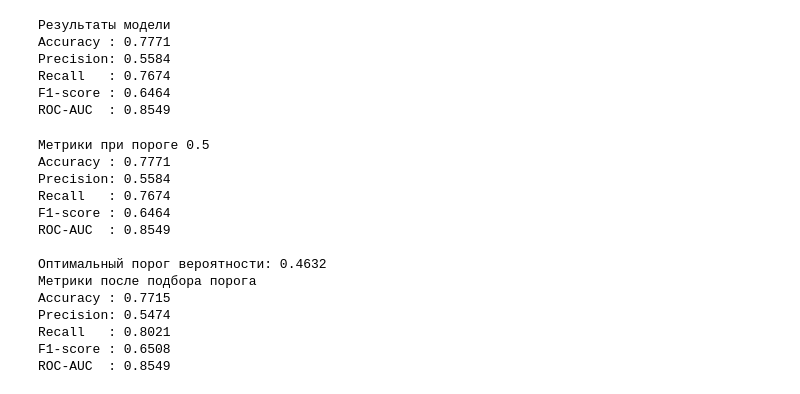
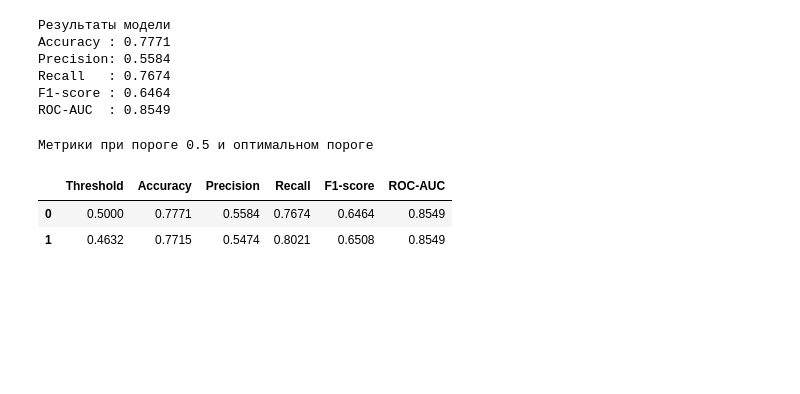
Before and after one commit to temakiselevv/telco-churn-project, a Jupyter notebook: notebooks/04_churn_modeling.ipynb, the cells around one changed output. Cells and saved outputs as stored; diff of their text form; code cells hidden in the pictures; blank space fills up the shorter version.

```diff
--- a/notebooks/04_churn_modeling.ipynb
+++ b/notebooks/04_churn_modeling.ipynb
@@ -179,17 +186,22 @@ F1-score : 0.6464
 ROC-AUC  : 0.8549
 # %%
 # Model Evaluation + Threshold Tuning
+
+modeling_figs = {}
+modeling_tables = {}
 
 y_pred_proba = final_model.predict_proba(X_test)[:, 1]
 y_pred_default = final_model.predict(X_test)
 
 # Метрики при стандартном пороге 0.5
-print("Метрики при пороге 0.5")
-print(f"Accuracy : {accuracy_score(y_test, y_pred_default):.4f}")
-print(f"Precision: {precision_score(y_test, y_pred_default):.4f}")
-print(f"Recall   : {recall_score(y_test, y_pred_default):.4f}")
-print(f"F1-score : {f1_score(y_test, y_pred_default):.4f}")
-print(f"ROC-AUC  : {roc_auc_score(y_test, y_pred_proba):.4f}\n")
+metrics_df = pd.DataFrame([{
+    'Threshold': 0.5,
+    'Accuracy': round(accuracy_score(y_test, y_pred_default), 4),
+    'Precision': round(precision_score(y_test, y_pred_default), 4),
+    'Recall': round(recall_score(y_test, y_pred_default), 4),
+    'F1-score': round(f1_score(y_test, y_pred_default), 4),
+    'ROC-AUC': round(roc_auc_score(y_test, y_pred_proba), 4)
+}])
 
 # Подбор оптимального порога по F1-score
 precisions, recalls, thresholds = precision_recall_curve(y_test, y_pred_proba)
@@ -199,54 +211,60 @@ optimal_threshold = thresholds[optimal_idx]
 
 y_pred_opt = (y_pred_proba >= optimal_threshold).astype(int)
 
-print(f"Оптимальный порог вероятности: {optimal_threshold:.4f}")
-print("Метрики после подбора порога")
-print(f"Accuracy : {accuracy_score(y_test, y_pred_opt):.4f}")
-print(f"Precision: {precision_score(y_test, y_pred_opt):.4f}")
-print(f"Recall   : {recall_score(y_test, y_pred_opt):.4f}")
-print(f"F1-score : {f1_score(y_test, y_pred_opt):.4f}")
-print(f"ROC-AUC  : {roc_auc_score(y_test, y_pred_proba):.4f}")
+opt_metrics_df = pd.DataFrame([{
+    'Threshold': round(optimal_threshold, 4),
+    'Accuracy': round(accuracy_score(y_test, y_pred_opt), 4),
+    'Precision': round(precision_score(y_test, y_pred_opt), 4),
+    'Recall': round(recall_score(y_test, y_pred_opt), 4),
+    'F1-score': round(f1_score(y_test, y_pred_opt), 4),
+    'ROC-AUC': round(roc_auc_score(y_test, y_pred_proba), 4)
+}])
+
+metrics_df = (pd.concat([metrics_df, opt_metrics_df], ignore_index=True).style
+              .format({
+                  'Threshold': '{:.4f}',
+                  'Accuracy': '{:.4f}',
+                  'Precision': '{:.4f}',
+                  'Recall': '{:.4f}',
+                  'F1-score': '{:.4f}' ,
+                  'ROC-AUC': '{:.4f}'
+                  })
+              .set_caption("Метрики при пороге 0.5 и оптимальном пороге"))
+display(metrics_df)
+modeling_tables["Метрики при пороге 0.5 и оптимальном пороге"] = metrics_df
 
 # Confusion Matrix
 cm = confusion_matrix(y_test, y_pred_opt)
 
 fig_cm = px.imshow(
     cm,
     text_auto=True,
     color_continuous_scale='Blues',
     labels=dict(x="Predicted", y="Actual", color="Count"),
     title=f"Confusion Matrix (Threshold = {optimal_threshold:.3f})"
 )
 fig_cm.update_layout(width=600, height=500)
 fig_cm.show()
+modeling_figs["Confusion Matrix"] = fig_cm
 
 # ROC Curve
 fpr, tpr, _ = roc_curve(y_test, y_pred_proba)
 
 fig_roc = px.area(
     x=fpr, y=tpr,
     title=f'ROC Curve (AUC = {roc_auc_score(y_test, y_pred_proba):.4f})',
     labels=dict(x='False Positive Rate', y='True Positive Rate'),
     width=700,
     height=500
 )
 fig_roc.add_shape(type='line', line=dict(dash='dash'), x0=0, x1=1, y0=0, y1=1)
 fig_roc.show()
+modeling_figs["ROC Curve"] = fig_roc
 # %% [output]
-Метрики при пороге 0.5
-Accuracy : 0.7771
-Precision: 0.5584
-Recall   : 0.7674
-F1-score : 0.6464
-ROC-AUC  : 0.8549
-
-Оптимальный порог вероятности: 0.4632
-Метрики после подбора порога
-Accuracy : 0.7715
-Precision: 0.5474
-Recall   : 0.8021
-F1-score : 0.6508
-ROC-AUC  : 0.8549
+Метрики при пороге 0.5 и оптимальном пороге
+|  | Threshold | Accuracy | Precision | Recall | F1-score | ROC-AUC |
+| 0 | 0.5000 | 0.7771 | 0.5584 | 0.7674 | 0.6464 | 0.8549 |
+| 1 | 0.4632 | 0.7715 | 0.5474 | 0.8021 | 0.6508 | 0.8549 |
 # %%
 # Feature Importance
 
```
Also changed, not shown: parts of 4 cells of this notebook, 10 other files.
